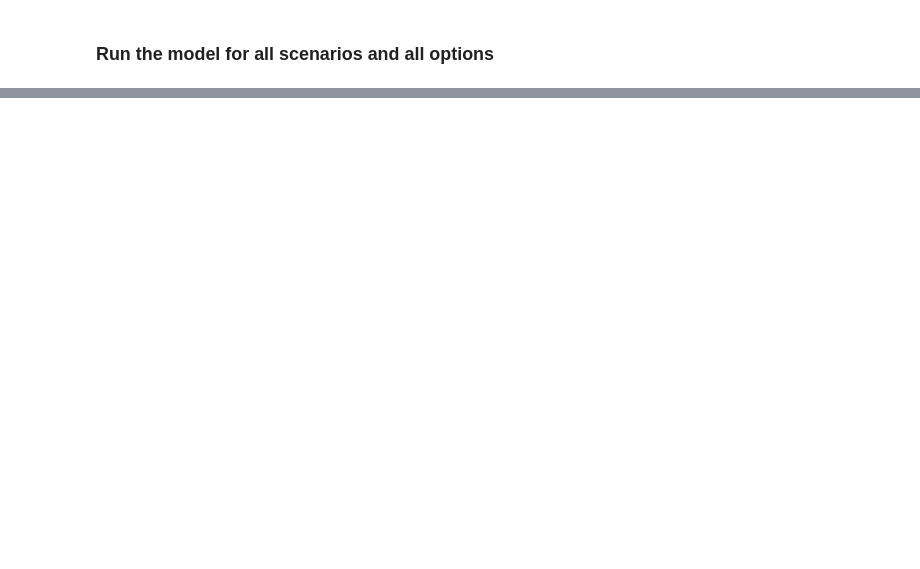
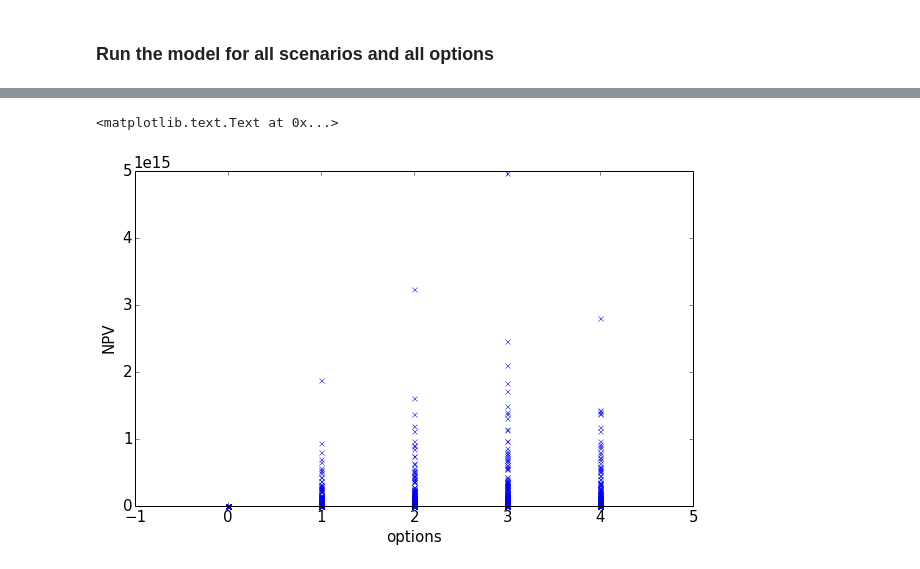
Before and after one commit to julierozenberg/prim, a Jupyter notebook: Daiju example.ipynb, the cells around one changed output, grey strips where cells are left out. Cells and saved outputs as stored; diff of their text form; code cells hidden in the pictures; blank space fills up the shorter version.

```diff
--- a/Daiju example.ipynb
+++ b/Daiju example.ipynb
@@ -195,7 +195,7 @@ def model_run(expected_losses,options,optionchosen,pop_growth,years,cc,disc_rate
         invest=np.array(losses_trajectory(expected_losses,options.ix['avoided_losses',optionchosen],pop_growth,years,cc))
         #project cost
         totcost=np.array(cost_trajectory(options[optionchosen],years,cost_increase))
-        benef=baseline-invest1
+        benef=baseline-invest
         NPV=npv(benef,totcost,years,disc_rate)
         losses_lastyr=invest[-1]
     return NPV,losses_lastyr
@@ -249,3 +249,6 @@ for optionchosen in options.columns:
         results.loc[len(results),:]=[cc,pop_growth,disc_rate,cost_increase,optionchosen,NPV,losses_lastyr]
 # %%
 results.to_csv("results_brazil_floods.csv",index=False)
+# %%
+from pandas import read_csv
+results=read_csv("results_brazil_floods.csv")
@@ -251,0 +299,14 @@ results.to_csv("results_brazil_floods.csv",index=False)
+# %%
+def calc_regret(x,option):
+    #calculates the best performance for one given scenario
+    best=max(x['NPV'])
+    #regret is the difference between NPV and the best NPV for this scenario
+    regret=best-x.ix[x['option']==option,'NPV']
+    return regret
+# %%
+#regroup all options for each scenario (i.e. set of inputs) and then apply the function that calculates regret for each scenario
+sort_columns=['cc','pop_growth','disc_rate','cost_increase']
+for optionchosen in options.columns:
+    regret=results.groupby(sort_columns).apply(lambda x:calc_regret(x,optionchosen))
+    indicators.ix[optionchosen,'max_regret']=max(regret)
+    indicators.ix[optionchosen,'max_regret_overdonothing']=max(regret)/indicators.ix['donothing','max_regret']
@@ -251,0 +344,19 @@ results.to_csv("results_brazil_floods.csv",index=False)
+# %%
+font = {'family' : 'normal',
+        'weight' : 'normal',
+        'size'   : 15}
+plt.rc('font', **font)
+plt.figure(figsize=(10,6))
+i=0
+for optionchosen in options.columns:
+    subdata=results.ix[results['option']==optionchosen,:]
+    plt.plot([i]*len(subdata['NPV']),subdata['NPV'],marker='x',markersize=5,
+         linestyle='None',color='blue',clip_on=False)
+    i+=1
+plt.plot(-1,0)
+plt.plot(5,0)
+plt.xlabel("options")
+plt.ylabel("NPV")
+# %% [output]
+<matplotlib.text.Text at 0x...>
+[figure, added]
```
Also changed, not shown: parts of 14 cells of this notebook.
